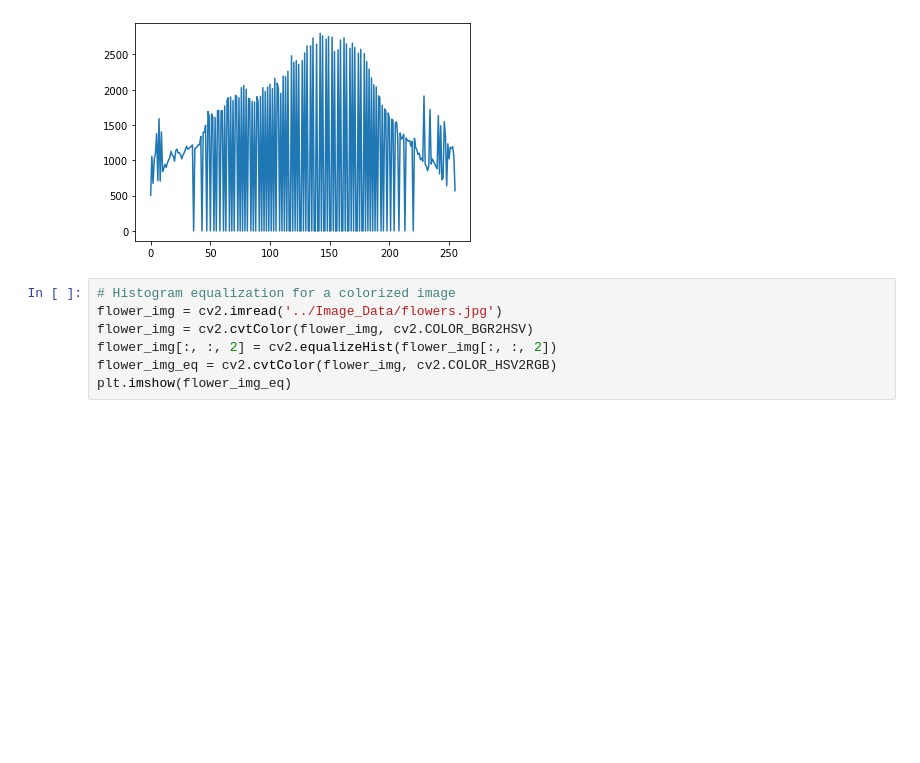
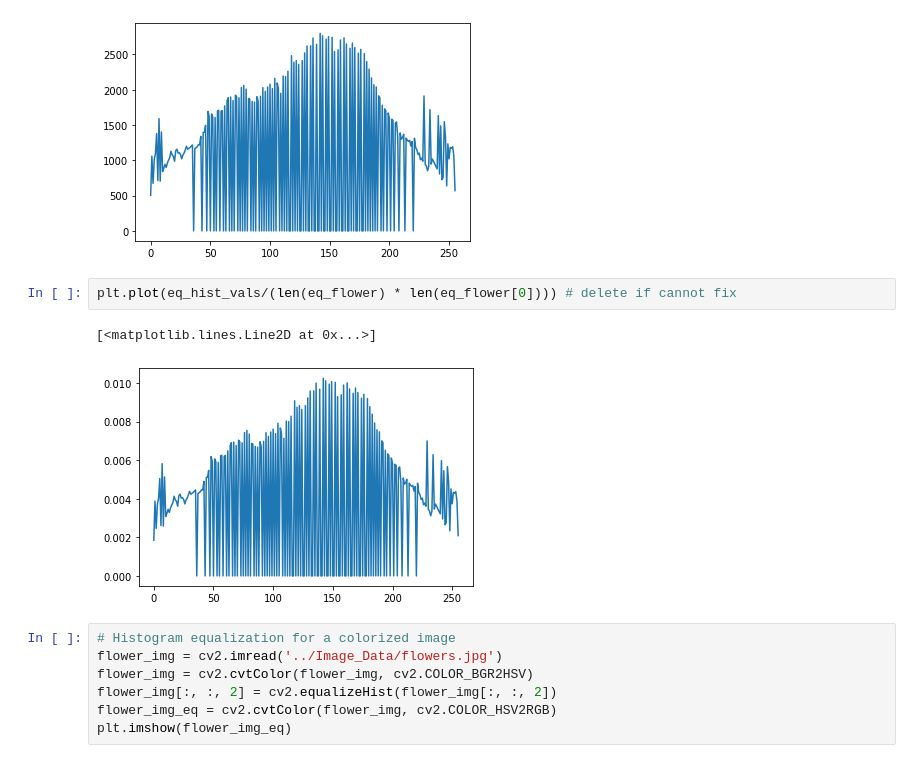
Before and after one commit to EthanWadsworth/TR_CV_Notes, a Jupyter notebook: Histograms.ipynb, the cells around one changed output. Drawn from its saved outputs; the diff is of its cells as text; blank space fills up the shorter version.

```diff
--- a/Histograms.ipynb
+++ b/Histograms.ipynb
@@ -163,6 +179,11 @@ plt.plot(eq_hist_vals)
 # %% [output]
 [<matplotlib.lines.Line2D at 0x...>]
 [figure]
+# %%
+plt.plot(eq_hist_vals/(len(eq_flower) * len(eq_flower[0]))) # delete if cannot fix
+# %% [output]
+[<matplotlib.lines.Line2D at 0x...>]
+[figure, added]
 # %%
 # Histogram equalization for a colorized image
 flower_img = cv2.imread('../Image_Data/flowers.jpg')
```
Also changed, not shown: parts of 23 cells of this notebook.
